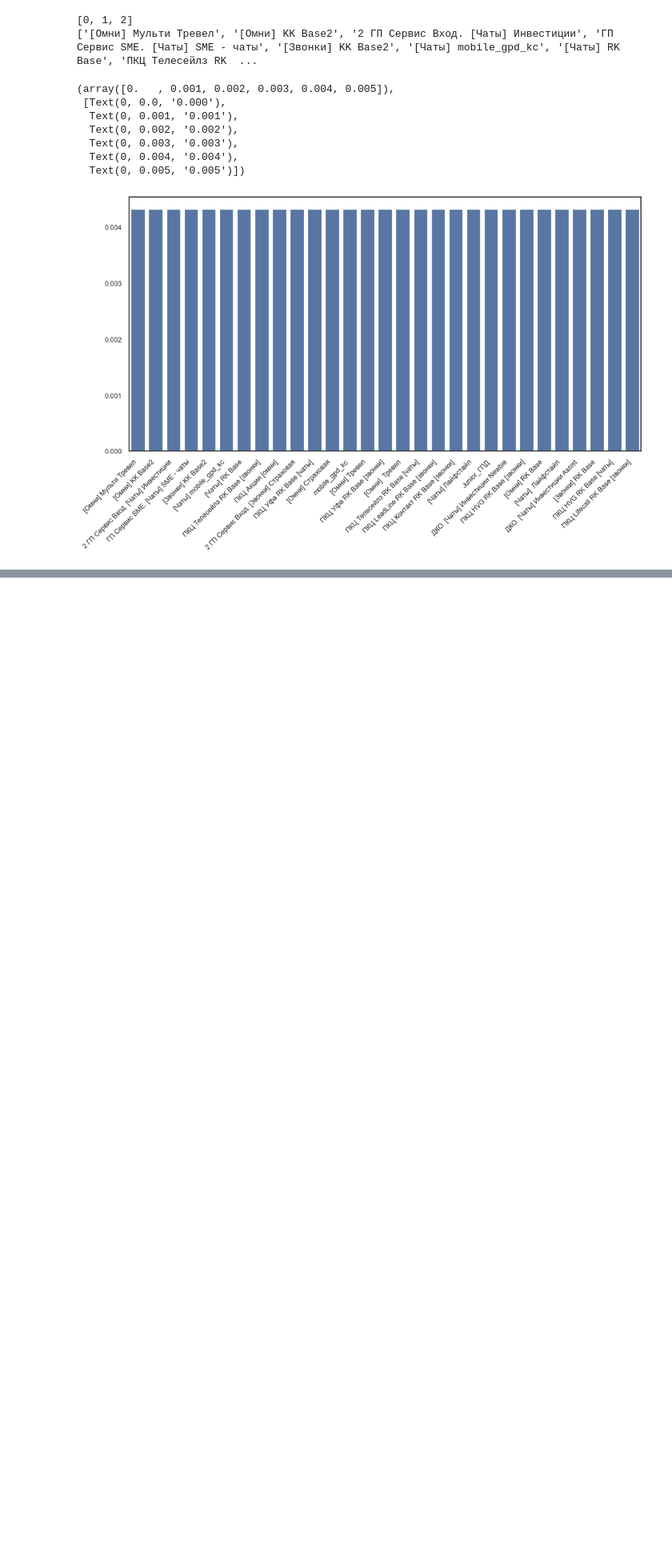
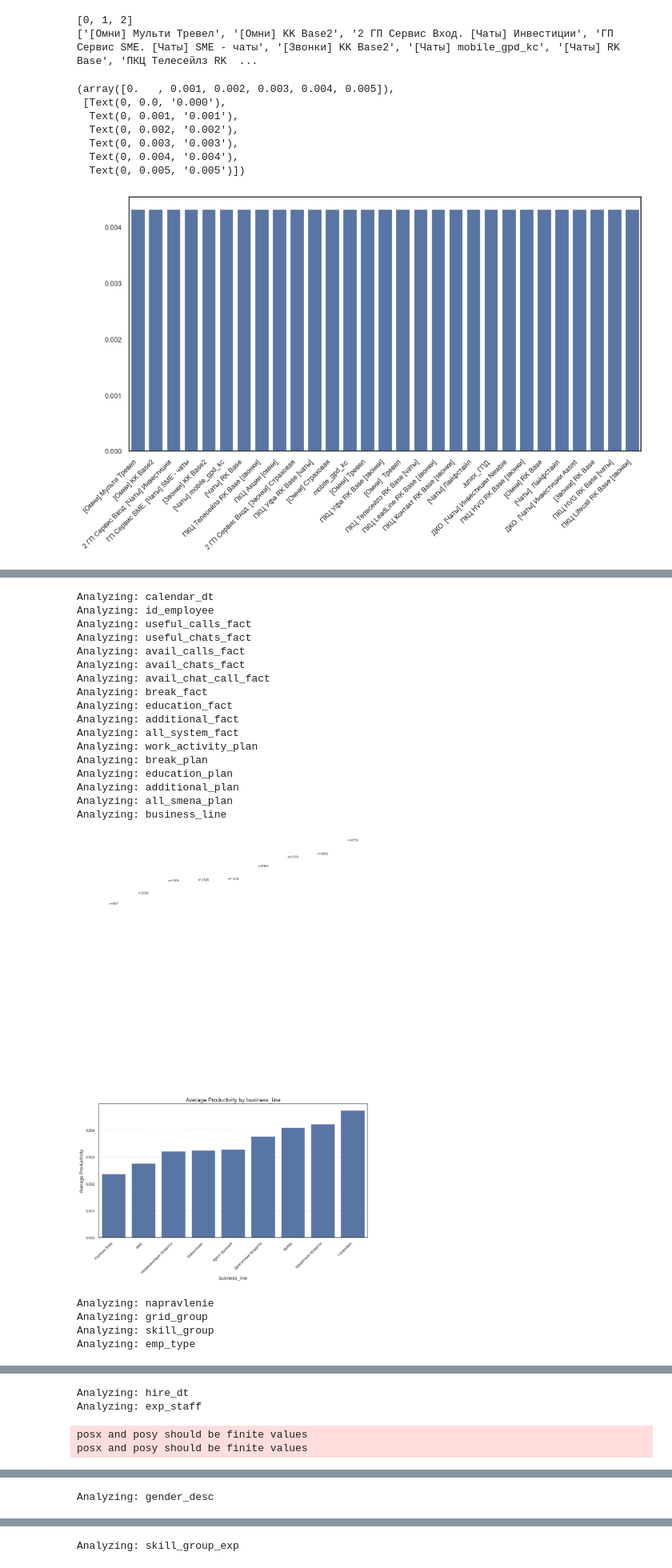
Before and after one commit to Worislooov/DANO_MSC_2025, a Jupyter notebook: Lev/graphycs.ipynb, the cells around one changed output, grey strips where cells are left out. Shown at 80% size. Cells and saved outputs as stored; diff of their text form; code cells hidden in the pictures; blank space fills up the shorter version.

```diff
--- a/Lev/graphycs.ipynb
+++ b/Lev/graphycs.ipynb
@@ -774,0 +787,74 @@ nan
+# %%
+def plot_productivity_by_parameter(parameter_column):
+    """
+    Plot average productivity grouped by values of the given parameter column.
+
+    Args:
+        parameter_column: The column name to group by
+    """
+    # Skip if the parameter is 'prod' itself or if it's not a categorical column
+    if parameter_column == 'prod' or df[parameter_column].nunique() > 20:
+        return
+
+    # Group by the parameter and calculate mean productivity
+    grouped_data = df.groupby(parameter_column)['prod'].agg(['mean', 'count']).reset_index()
+
+    # Sort by mean productivity for better visualization
+    grouped_data = grouped_data.sort_values('mean')
+
+    # Create figure
+    plt.figure(figsize=(12, 6))
+
+    # Create bar plot
+    ax = sns.barplot(x=parameter_column, y='mean', data=grouped_data)
+
+    # Add count annotations
+    for i, row in enumerate(grouped_data.itertuples()):
+        ax.text(i, row.mean + 0.01, f"n={row.count}", ha='center', va='bottom', fontsize=8)
+
+    # Add labels and title
+    plt.title(f'Average Productivity by {parameter_column}', fontsize=14)
+    plt.xlabel(parameter_column, fontsize=12)
+    plt.ylabel('Average Productivity', fontsize=12)
+
+    # Rotate x-axis labels if needed
+    plt.xticks(fontsize=9, rotation=45, ha='right')
+    plt.yticks(fontsize=9)
+
+    # Add grid for better readability
+    plt.grid(axis='y', linestyle='--', alpha=0.7)
+
+    plt.tight_layout()
+    plt.show()
+
+# Loop through all columns and create plots
+for column in df.columns:
+    if column != 'prod':  # Skip the productivity column itself
+        try:
+            print(f"Analyzing: {column}")
+            plot_productivity_by_parameter(column)
+        except Exception as e:
+            print(f"Error plotting {column}: {e}")
+# %% [output]
+Analyzing: calendar_dt
+Analyzing: id_employee
+Analyzing: useful_calls_fact
+Analyzing: useful_chats_fact
+Analyzing: avail_calls_fact
+Analyzing: avail_chats_fact
+Analyzing: avail_chat_call_fact
+Analyzing: break_fact
+Analyzing: education_fact
+Analyzing: additional_fact
+Analyzing: all_system_fact
+Analyzing: work_activity_plan
+Analyzing: break_plan
+Analyzing: education_plan
+Analyzing: additional_plan
+Analyzing: all_smena_plan
+Analyzing: business_line
+[figure, added]
+Analyzing: napravlenie
+Analyzing: grid_group
+Analyzing: skill_group
+Analyzing: emp_type
@@ -774,0 +862,4 @@ nan
+Analyzing: hire_dt
+Analyzing: exp_staff
+posx and posy should be finite values
+posx and posy should be finite values
@@ -774,0 +867 @@ nan
+Analyzing: gender_desc
@@ -774,0 +869 @@ nan
+Analyzing: skill_group_exp
```
Also changed, not shown: parts of 3 cells of this notebook.
